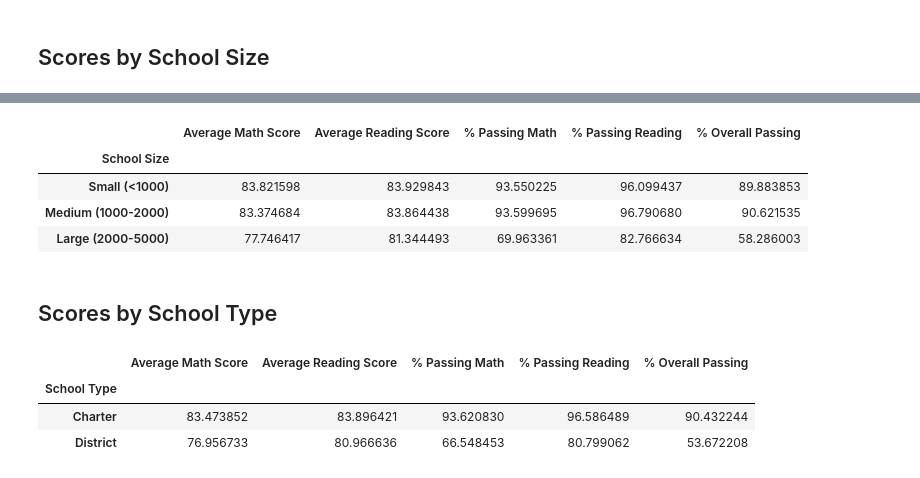
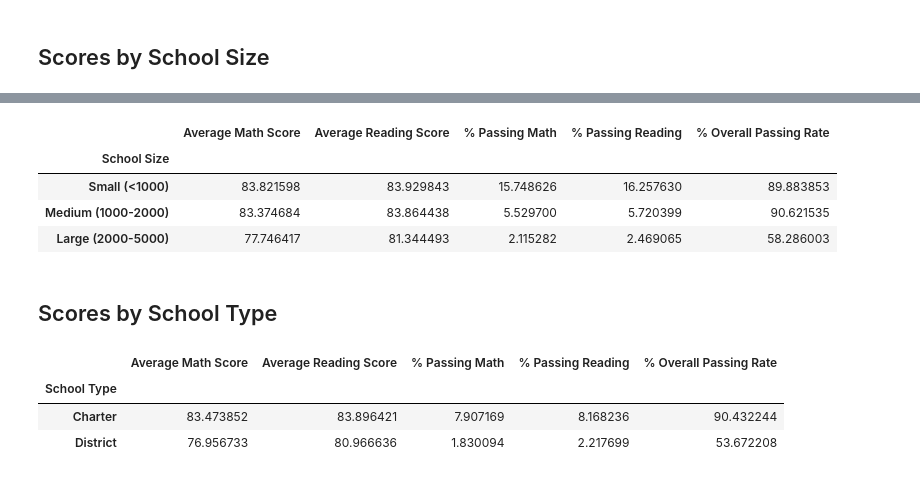
Before and after one commit to Seefus/pandas-challenge, a Jupyter notebook: PyCitySchools/PyCitySchools_starter.ipynb, the cells around one changed output, grey strips where cells are left out. Saved outputs shown, nothing was run; the diff lists cells and outputs as text; code cells hidden in the pictures.

```diff
--- a/PyCitySchools/PyCitySchools_starter.ipynb
+++ b/PyCitySchools/PyCitySchools_starter.ipynb
@@ -135,12 +235,22 @@ students_passing_math_and_reading = school_data_complete[
 school_students_passing_math_and_reading = students_passing_math_and_reading.groupby(["school_name"]).size()
 # %%
 # Use the provided code to calculate the passing rates
-per_school_passing_math = school_students_passing_math / per_school_counts * 100
-per_school_passing_reading = school_students_passing_reading / per_school_counts * 100
-overall_passing_rate = school_students_passing_math_and_reading / per_school_counts * 100
+per_school_passing_math = (school_students_passing_math / per_school_counts) * 100
+per_school_passing_reading = (school_students_passing_reading / per_school_counts) * 100
+overall_passing_rate = (school_students_passing_math_and_reading / per_school_counts) * 100
 # %%
 # Create a DataFrame called `per_school_summary` with columns for the calculations above.
-per_school_summary =
+per_school_summary = pd.DataFrame({
+    "School Type": school_types,
+    "Total Students": per_school_counts,
+    "Total School Budget": per_school_budget,
+    "Per Student Budget": per_school_capita,
+    "Average Math Score": school_data_complete.groupby("school_name")["math_score"].mean(),
+    "Average Reading Score": school_data_complete.groupby("school_name")["reading_score"].mean(),
+    "% Passing Math": per_school_passing_math,
+    "% Passing Reading": per_school_passing_reading,
+    "% Overall Passing Rate": overall_passing_rate
+})
 
 # Formatting
 per_school_summary["Total School Budget"] = per_school_summary["Total School Budget"].map("${:,.2f}".format)
@@ -284,2 +404,8 @@ school_spending_df = per_school_summary.copy()
+# %%
+# Create a copy of the school summary since it has the "Per Student Budget"
+school_spending_df = per_school_summary.copy()
+per_school_summary["Per Student Budget"] = per_school_summary["Per Student Budget"].replace('[\$,]', '', regex=True).astype(float)
+school_spending_df["Per Student Budget"] = pd.to_numeric(school_spending_df["Per Student Budget"], errors='coerce')
+# I had to include the above code to remove the formating donw above and then turn it back in to numeric to get the means to work
 # %%
 # Use `pd.cut` to categorize spending based on the bins.
@@ -332,7 +466,7 @@ labels = ["Small (<1000)", "Medium (1000-2000)", "Large (2000-5000)"]
 # Categorize the spending based on the bins
 # Use `pd.cut` on the "Total Students" column of the `per_school_summary` DataFrame.
 
-per_school_summary["School Size"] =
+per_school_summary["School Size"] =pd.cut(per_school_summary["Total Students"], bins=size_bins, labels=labels, include_lowest=True)
 per_school_summary
 # %% [output]
 |  | School Type | Total Students | Total School Budget | Per Student Budget | Average Math Score | ... |
@@ -361,16 +497,22 @@ size_overall_passing = per_school_summary.groupby(["School Size"])["% Overall Pa
 # %%
 # Create a DataFrame called `size_summary` that breaks down school performance based on school size (small, medium, or large).
 # Use the scores above to create a new DataFrame called `size_summary`
-size_summary =
+size_summary =per_school_summary.groupby("School Size", observed=False).agg({
+    "Average Math Score": "mean",
+    "Average Reading Score": "mean",
+    "% Passing Math": "mean",
+    "% Passing Reading": "mean",
+    "% Overall Passing Rate": "mean"
+})
 
 # Display results
 size_summary
 # %% [output]
-|  | Average Math Score | Average Reading Score | % Passing Math | % Passing Reading | % Overall Passing |
+|  | Average Math Score | Average Reading Score | % Passing Math | % Passing Reading | % Overall Passing Rate |
 | School Size |  |  |  |  |  |
-| Small (<1000) | 83.821598 | 83.929843 | 93.550225 | 96.099437 | 89.883853 |
-| Medium (1000-2000) | 83.374684 | 83.864438 | 93.599695 | 96.790680 | 90.621535 |
-| Large (2000-5000) | 77.746417 | 81.344493 | 69.963361 | 82.766634 | 58.286003 |
+| Small (<1000) | 83.821598 | 83.929843 | 15.748626 | 16.257630 | 89.883853 |
+| Medium (1000-2000) | 83.374684 | 83.864438 | 5.529700 | 5.720399 | 90.621535 |
+| Large (2000-5000) | 77.746417 | 81.344493 | 2.115282 | 2.469065 | 58.286003 |
 # %% [markdown]
 ## Scores by School Type
 # %%
@@ -383,11 +525,17 @@ average_percent_overall_passing_by_type = per_school_summary.groupby(["School Ty
 # %%
 # Assemble the new data by type into a DataFrame called `type_summary`
-type_summary =
+type_summary =pd.DataFrame({
+    "Average Math Score": average_math_score_by_type,
+    "Average Reading Score": average_reading_score_by_type,
+    "% Passing Math": average_percent_passing_math_by_type,
+    "% Passing Reading": average_percent_passing_reading_by_type,
+    "% Overall Passing Rate": average_percent_overall_passing_by_type
+})
 
 # Display results
 type_summary
 # %% [output]
-|  | Average Math Score | Average Reading Score | % Passing Math | % Passing Reading | % Overall Passing |
+|  | Average Math Score | Average Reading Score | % Passing Math | % Passing Reading | % Overall Passing Rate |
 | School Type |  |  |  |  |  |
-| Charter | 83.473852 | 83.896421 | 93.620830 | 96.586489 | 90.432244 |
-| District | 76.956733 | 80.966636 | 66.548453 | 80.799062 | 53.672208 |
+| Charter | 83.473852 | 83.896421 | 7.907169 | 8.168236 | 90.432244 |
+| District | 76.956733 | 80.966636 | 1.830094 | 2.217699 | 53.672208 |
```
Also changed, not shown: parts of 18 cells of this notebook, 1 other file.
